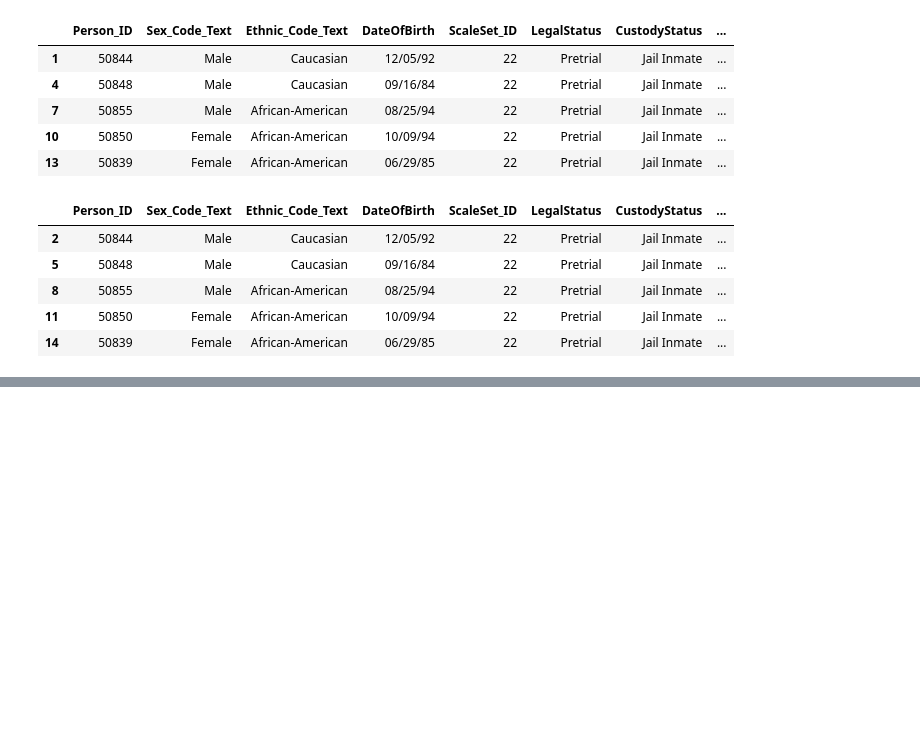
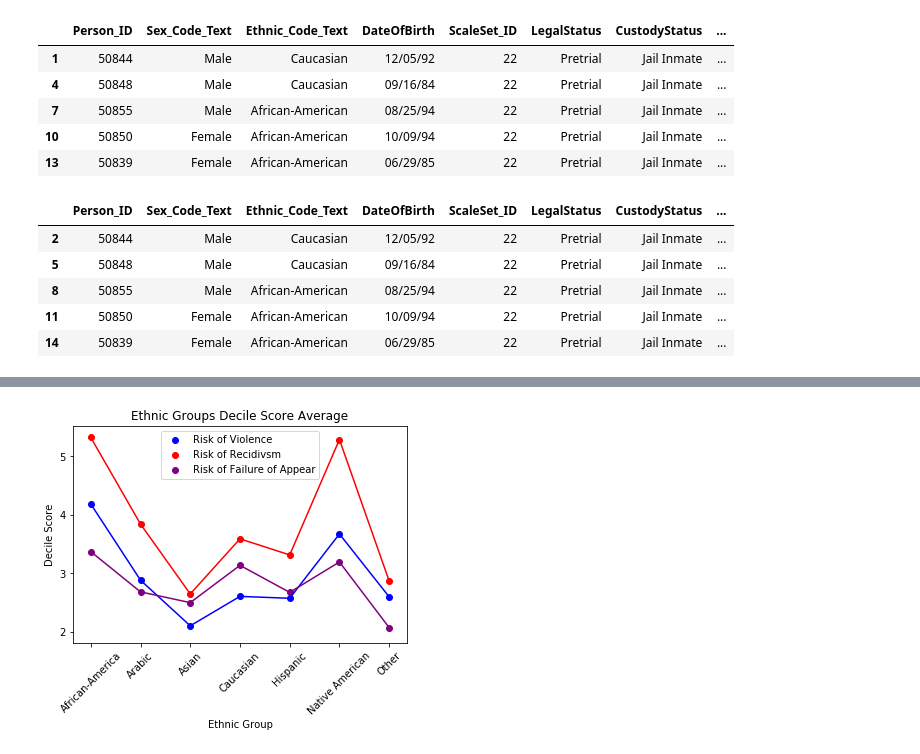
Before and after one commit to hlnwu/cse146FinalProject, a Jupyter notebook: Data_Wrangle_Data_Set.ipynb, the cells around one changed output, grey strips where cells are left out. Drawn from its saved outputs; the diff is of its cells as text; code cells hidden in the pictures; blank space fills up the shorter version.

Commit message:
added in average decile score for each ethnic group

```diff
--- a/Data_Wrangle_Data_Set.ipynb
+++ b/Data_Wrangle_Data_Set.ipynb
@@ -176,3 +155,13 @@ appearance_df.head(5)
 | 8 | 50855 | Male | African-American | 08/25/94 | 22 | Pretrial | Jail Inmate | ... |
 | 11 | 50850 | Female | African-American | 10/09/94 | 22 | Pretrial | Jail Inmate | ... |
 | 14 | 50839 | Female | African-American | 06/29/85 | 22 | Pretrial | Jail Inmate | ... |
+# %%
+# grouping by ethnic group and decile score for risk of recidivism
+ethnicities = ['African-American', 'Arabic', 'Asian', 'Caucasian', 'Hispanic', 'Native American', 'Other']
+recidivism_averages = []
+
+for entry in ethnicities:
+    temp = recidivism_df.loc[recidivism_df["Ethnic_Code_Text"] == entry]
+    recidivism_averages.append(temp['DecileScore'].mean())
+
+recidivism_averages
@@ -178,0 +176,10 @@ appearance_df.head(5)
+# %%
+# grouping by ethnic group and decile score for risk of failure to appear
+ethnicities = ['African-American', 'Arabic', 'Asian', 'Caucasian', 'Hispanic', 'Native American', 'Other']
+appearance_averages = []
+
+for entry in ethnicities:
+    temp = appearance_df.loc[appearance_df["Ethnic_Code_Text"] == entry]
+    appearance_averages.append(temp['DecileScore'].mean())
+
+appearance_averages
@@ -178,0 +194,23 @@ appearance_df.head(5)
+# %%
+# create a line plot for averages
+ind = np.arange(7)
+
+x_label = 'Ethnic Group'
+y_label = 'Decile Score'
+plt.title('Ethnic Groups Decile Score Average')
+plt.xlabel(x_label)
+plt.ylabel(y_label)
+plt.xticks(ind, ('African-American', 'Arabic', 'Asian', 'Caucasian', 'Hispanic', 'Native American', 'Other'), rotation=45)
+plt.yticks(np.arange(0, 10, 1))
+
+plt.scatter(ind, violence_averages, color='blue', label='Risk of Violence')
+plt.plot(ind, violence_averages, color='blue')
+plt.scatter(ind, recidivism_averages, color='red', label='Risk of Recidivsm')
+plt.plot(ind, recidivism_averages, color='red')
+plt.scatter(ind, appearance_averages, color='purple', label='Risk of Failure of Appear')
+plt.plot(ind, appearance_averages, color='purple')
+plt.legend()
+
+plt.show()
+# %% [output]
+[figure, added]
```
Also changed, not shown: parts of 5 cells of this notebook.
